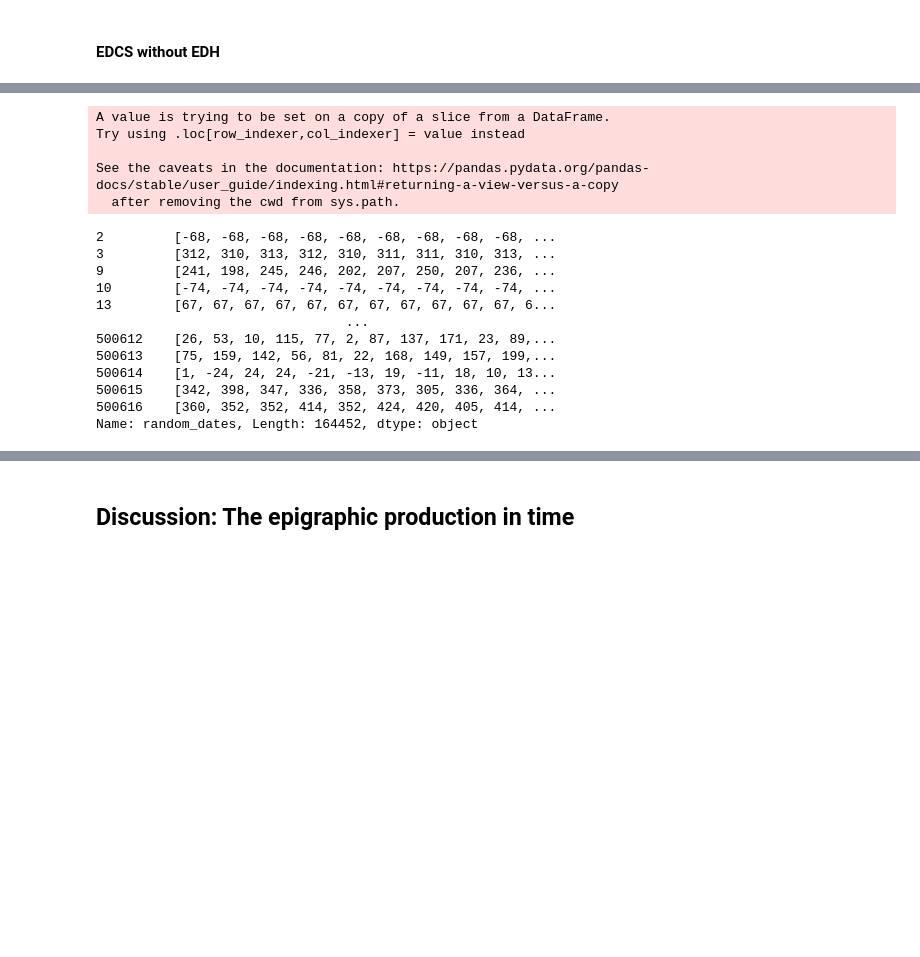
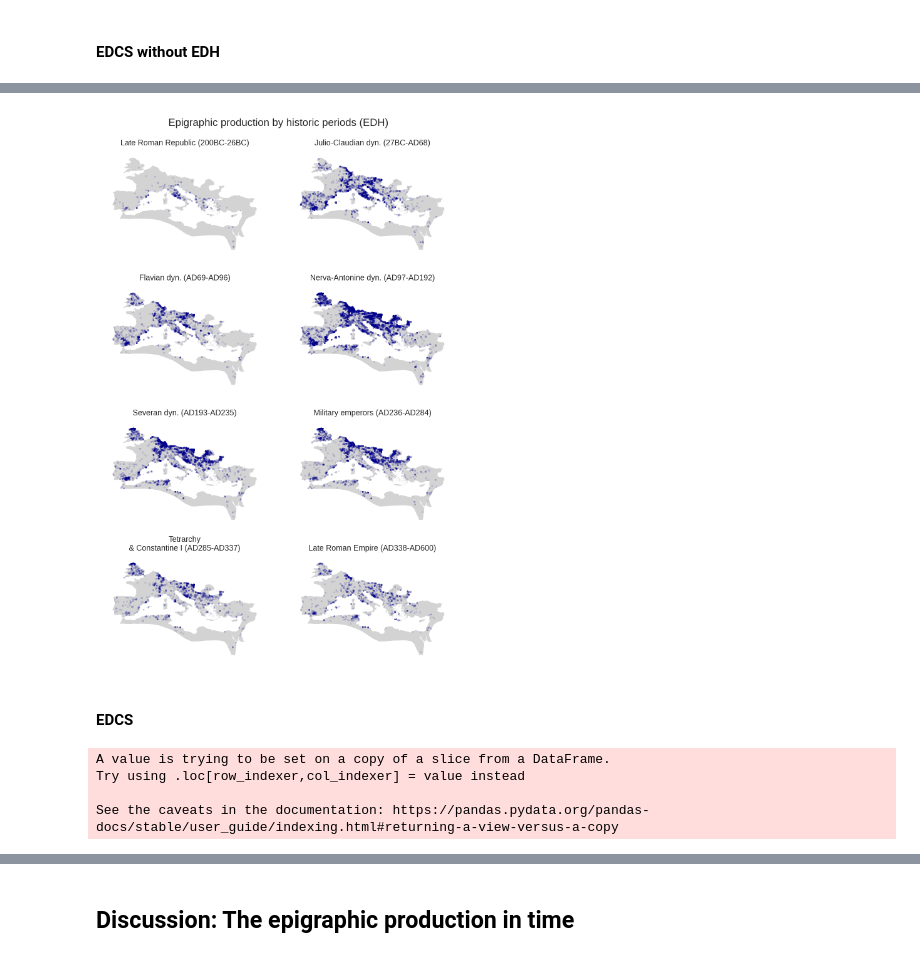
Before and after one commit to sdam-au/digital_epigraphy, a Jupyter notebook: scripts/Digital_epigraphy.ipynb, the cells around one changed output, grey strips where cells are left out. Saved outputs shown, nothing was run; the diff lists cells and outputs as text; code cells hidden in the pictures; blank space fills up the shorter version.

```diff
--- a/scripts/Digital_epigraphy.ipynb
+++ b/scripts/Digital_epigraphy.ipynb
@@ -1779,0 +1472,3 @@ plt.savefig('Epigraphic_production_provinces.png')
+# %%
+pleiades_regions = gpd.read_file('../data/pleiades_regions.geojson', driver='GeoJSON')
+RE_merged = pleiades_regions.unary_union
@@ -1779,0 +1477,9 @@ plt.savefig('Epigraphic_production_provinces.png')
+# %%
+def get_date_var(randoms):
+    try:
+        return randoms[0]
+    except:
+        return None
+
+
+EDH_dated["date_var_1"] = EDH_dated["random_dates"].apply(get_date_var)
@@ -1779,0 +1506,3 @@ plt.savefig('Epigraphic_production_provinces.png')
+# %%
+# modifying coordinates in EDH to fit the script
+EDH_dated[['Longitude', 'Latitude']] = pd.DataFrame(EDH_dated.coordinates. tolist(), index=EDH_dated.index)
@@ -1779,0 +1515,13 @@ plt.savefig('Epigraphic_production_provinces.png')
+# %%
+%%time
+EDH_dated_df_by_periods = []
+
+for period in timeblocks_periods:
+    EDH_dated_sample = EDH_dated[EDH_dated["date_var_1"].between(
+        period[0], period[1])]
+    # EDH as geodataframe
+    EDH_dated_sample = EDH_dated_sample[EDH_dated_sample["Latitude"].notnull()]
+    EDH_dated_sample = gpd.GeoDataFrame(EDH_dated_sample, geometry=gpd.points_from_xy(EDH_dated_sample["Longitude"], EDH_dated_sample["Latitude"]))
+    # within borders of the Empire
+    EDH_dated_sample = EDH_dated_sample[EDH_dated_sample.within(RE_merged)]
+    EDH_dated_df_by_periods.append(EDH_dated_sample)
@@ -1780,3 +1531,24 @@ plt.savefig('Epigraphic_production_provinces.png')
+# %%
+# AIM: all inscriptions with location in 8 plots grouped by period
+
+
+fig, axs  = plt.subplots(4, 2, figsize=(6, 6), tight_layout=True)
+
+contexts_pct = {}
+
+for df, ax, period in zip(EDH_dated_df_by_periods, axs.ravel(), periods_labels):
+    pleiades_regions.plot(ax=ax, color="lightgray")
+    df.plot(markersize=0.04, color="darkblue", ax=ax, alpha=0.3)
+    ax.set_title(period, fontsize=6)
+    ax.set_axis_off()
+
+plt.subplots_adjust(wspace=0, hspace=0)
+fig.suptitle('Epigraphic production by historic periods (EDH)', fontsize=8)
+plt.savefig('Epi_production_periods_EDH.png')
+# %% [output]
+[figure, added]
+# %% [markdown]
+#### EDCS
 # %%
 def get_date_var(randoms):
     try:
@@ -1791,32 +1563,3 @@ A value is trying to be set on a copy of a slice from a DataFrame.
 Try using .loc[row_indexer,col_indexer] = value instead
 
 See the caveats in the documentation: https://pandas.pydata.org/pandas-docs/stable/user_guide/indexing.html#returning-a-view-versus-a-copy
-  after removing the cwd from sys.path.
-# %%
-def date_to_str(date):
-    if date < 0:
-        date = str(abs(date)) + "BC"
-    else:
-        date = str(date) + "AD"
-    return date
-
-
-periods_labels = []
-for period in periods.keys():
-    start = date_to_str(periods[period]["startdate"])
-    end = date_to_str(periods[period]["enddate"])
-    periods_labels.append(period + " ({0}-{1})".format(start, end))
-periods_labels
-# %% [output]
-2         [-68, -68, -68, -68, -68, -68, -68, -68, -68, ...
-3         [312, 310, 313, 312, 310, 311, 311, 310, 313, ...
-9         [241, 198, 245, 246, 202, 207, 250, 207, 236, ...
-10        [-74, -74, -74, -74, -74, -74, -74, -74, -74, ...
-13        [67, 67, 67, 67, 67, 67, 67, 67, 67, 67, 67, 6...
-                                ...
-500612    [26, 53, 10, 115, 77, 2, 87, 137, 171, 23, 89,...
-500613    [75, 159, 142, 56, 81, 22, 168, 149, 157, 199,...
-500614    [1, -24, 24, 24, -21, -13, 19, -11, 18, 10, 13...
-500615    [342, 398, 347, 336, 358, 373, 305, 336, 364, ...
-500616    [360, 352, 352, 414, 352, 424, 420, 405, 414, ...
-Name: random_dates, Length: 164452, dtype: object
```
Also changed, not shown: parts of 93 cells of this notebook, 6 other files.
